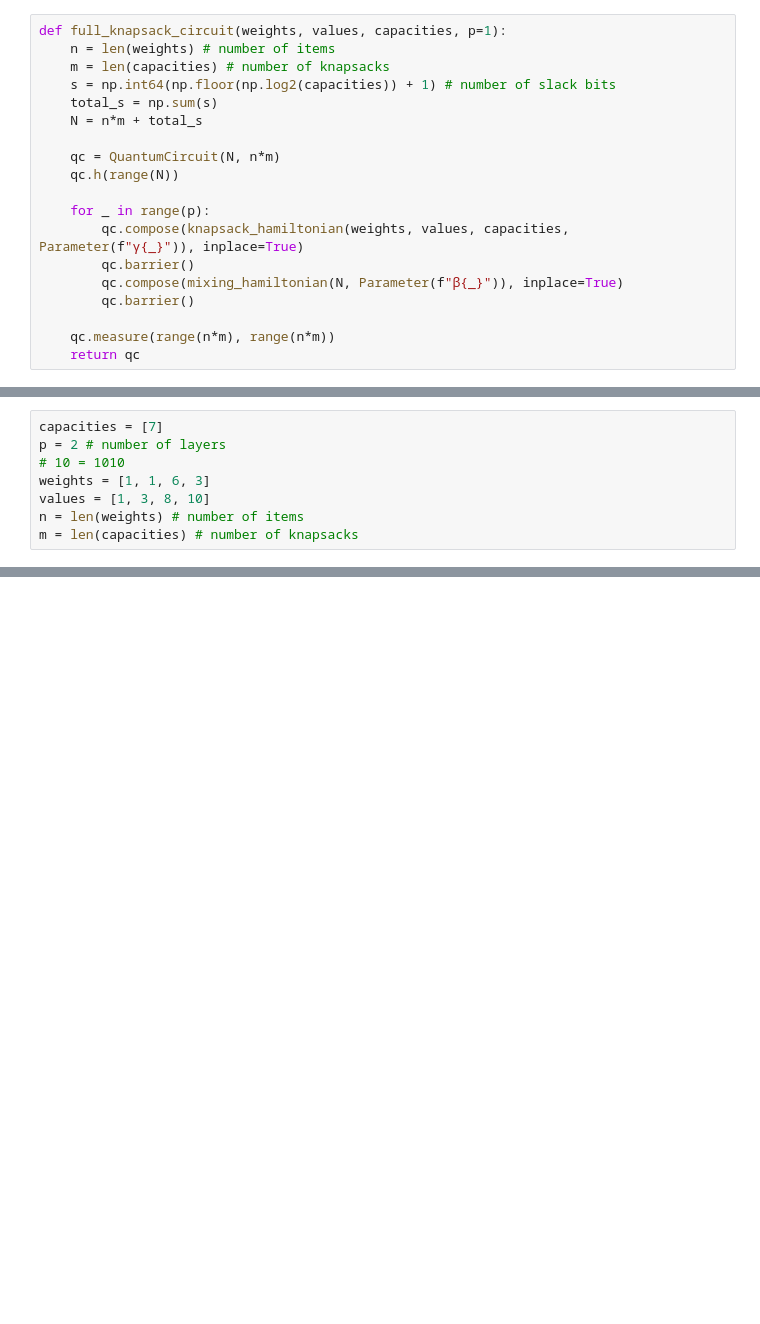
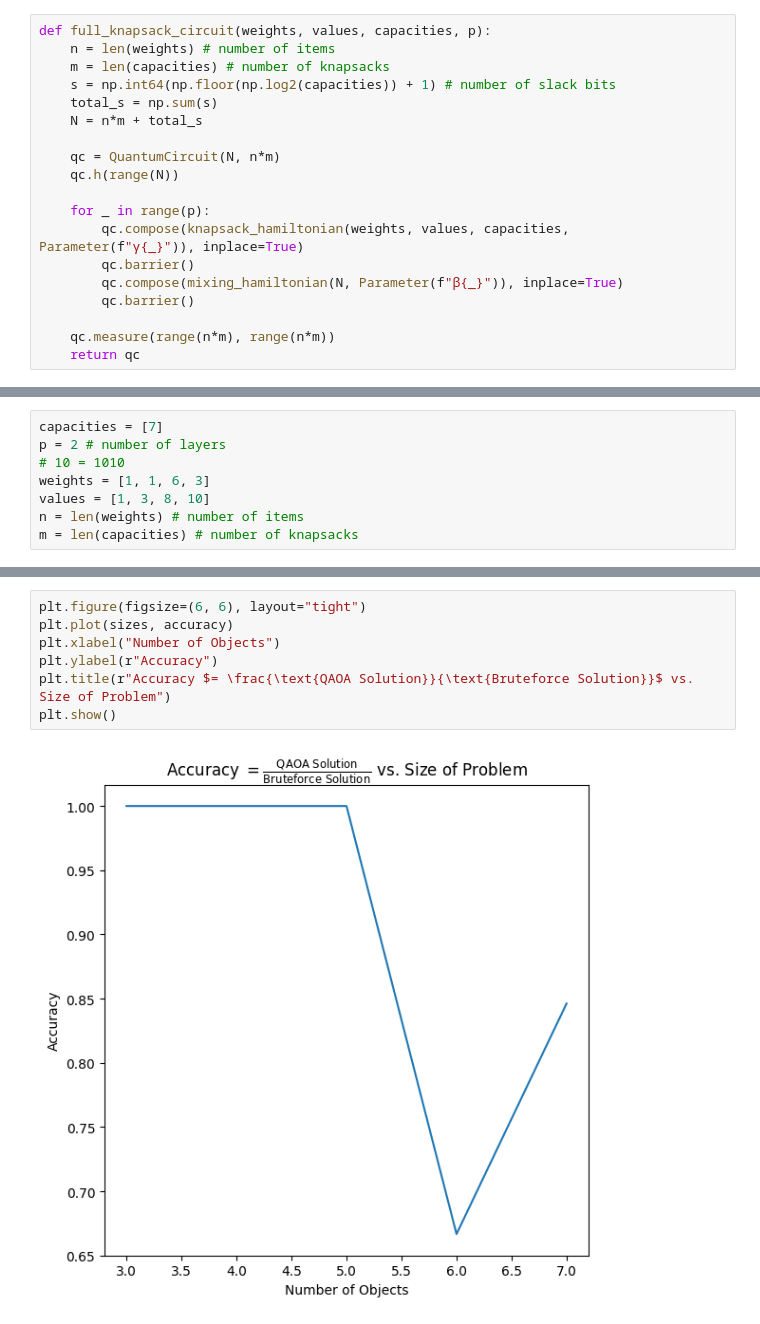
Before and after one commit to fabbasi25/knapsack-project, a Jupyter notebook: qaoa.ipynb, the cells around one changed output, grey strips where cells are left out. Drawn from its saved outputs; the diff is of its cells as text; blank space fills up the shorter version.

```diff
--- a/qaoa.ipynb
+++ b/qaoa.ipynb
@@ -79,7 +79,7 @@ def mixing_hamiltonian(N, beta):
 
     return qc
 # %%
-def full_knapsack_circuit(weights, values, capacities, p=1):
+def full_knapsack_circuit(weights, values, capacities, p):
     n = len(weights) # number of items
     m = len(capacities) # number of knapsacks
     s = np.int64(np.floor(np.log2(capacities)) + 1) # number of slack bits
@@ -172,0 +309,9 @@ print(soln)
+# %%
+plt.figure(figsize=(6, 6), layout="tight")
+plt.plot(sizes, accuracy)
+plt.xlabel("Number of Objects")
+plt.ylabel(r"Accuracy")
+plt.title(r"Accuracy $= \frac{\text{QAOA Solution}}{\text{Bruteforce Solution}}$ vs. Size of Problem")
+plt.show()
+# %% [output]
+[figure, added]
```
Also changed, not shown: parts of 18 cells of this notebook.
